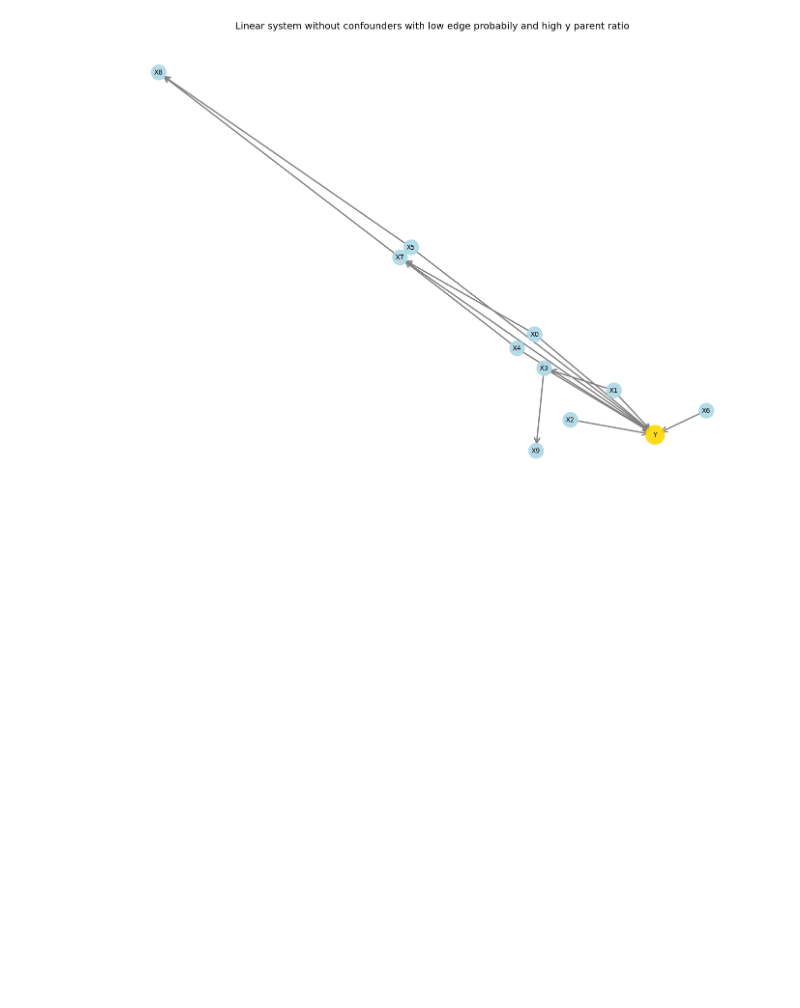
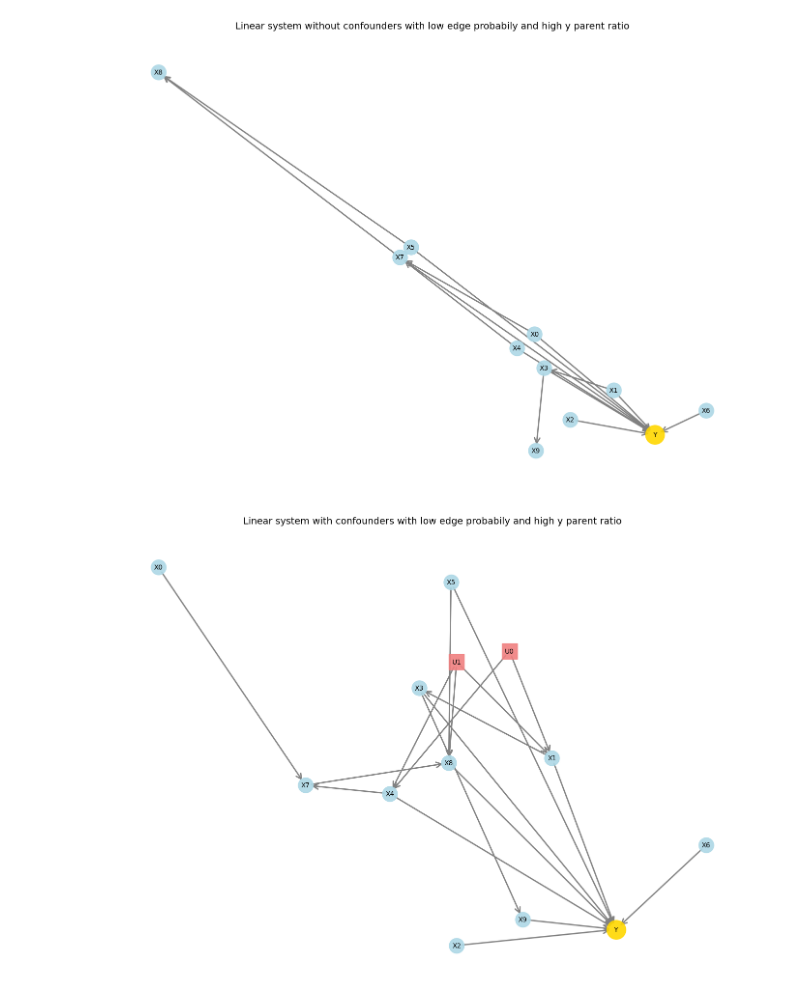
Before and after one commit to juanriosg12/master_thesis, a Jupyter notebook: syntethic data/synthetic_datasets.ipynb, the cells around one changed output. Drawn from its saved outputs; the diff is of its cells as text; code cells hidden in the pictures; blank space fills up the shorter version.

Commit message:
update confounders code

```diff
--- a/syntethic data/synthetic_datasets.ipynb
+++ b/syntethic data/synthetic_datasets.ipynb
@@ -89,3 +89,21 @@ plt_obj = gen_linear_no_conf.visualize_causal_graph(
 )
 # %% [output]
 [figure]
+# %%
+gen_linear_no_conf=SyntheticCausalSystem(n_features=10,
+                                random_state=42,
+                                min_num_connected_edges=2,
+                                edge_probability=0.1)
+data, adj, conf = gen_linear_no_conf.generate_linear_system(n_samples=1000,
+                                                    with_confounders=True,
+                                                    noise_std=0.5,
+                                                    y_parents_ratio=0.8)
+plt_obj = gen_linear_no_conf.visualize_causal_graph(
+    adj,
+    conf,
+    title='Linear system with confounders with low edge probabily and high y parent ratio',
+    y_parent_indices=gen_linear_no_conf.y_parent_indices
+
+)
+# %% [output]
+[figure, added]
```
